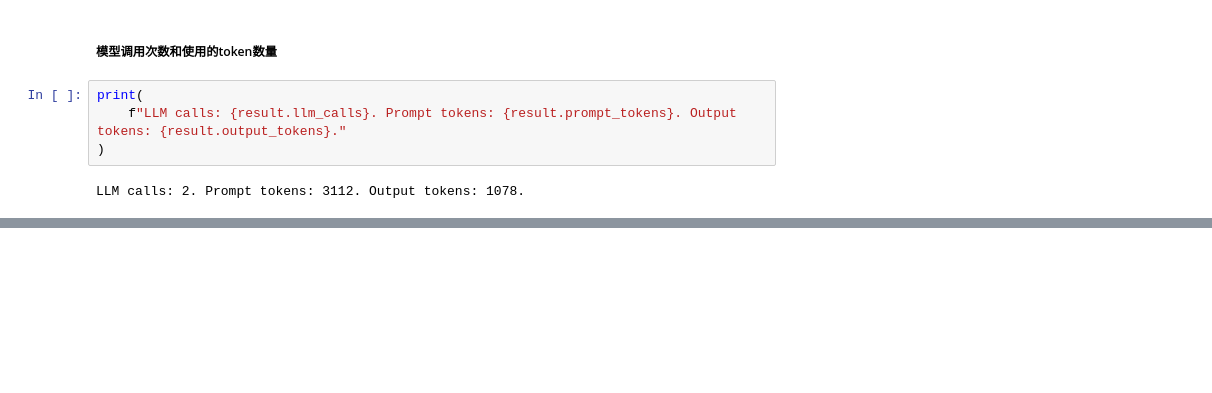
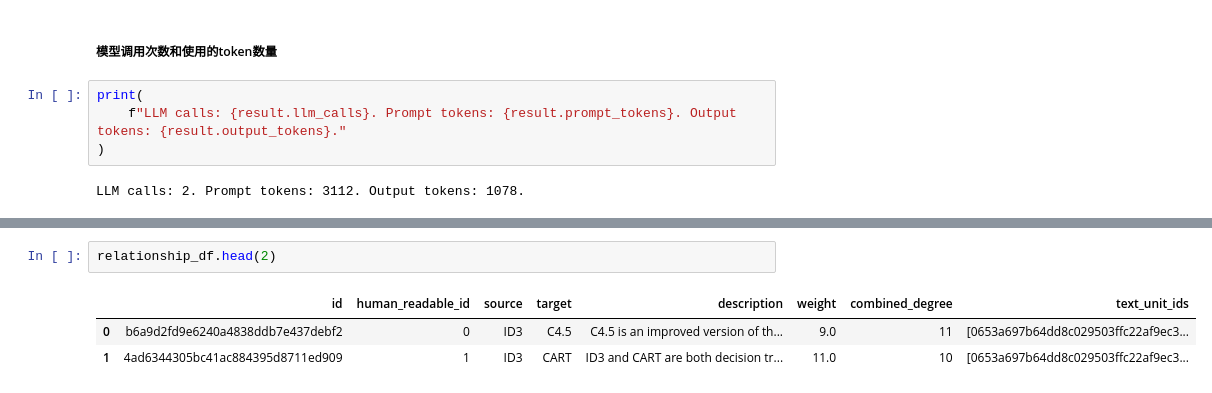
Before and after one commit to JIAWENee/ms-graphrag-deploy, a Jupyter notebook: graphrag_quick_start.ipynb, the cells around one changed output, grey strips where cells are left out. Drawn from its saved outputs; the diff is of its cells as text; blank space fills up the shorter version.

```diff
--- a/graphrag_quick_start.ipynb
+++ b/graphrag_quick_start.ipynb
@@ -1187,0 +1241,6 @@ LLM calls: 2. Prompt tokens: 3112. Output tokens: 1078.
+# %%
+relationship_df.head(2)
+# %% [output]
+|  | id | human_readable_id | source | target | description | weight | combined_degree | text_unit_ids |
+| 0 | b6a9d2fd9e6240a4838ddb7e437debf2 | 0 | ID3 | C4.5 | C4.5 is an improved version of th... | 9.0 | 11 | [0653a697b64dd8c029503ffc22af9ec3... |
+| 1 | 4ad6344305bc41ac884395d8711ed909 | 1 | ID3 | CART | ID3 and CART are both decision tr... | 11.0 | 10 | [0653a697b64dd8c029503ffc22af9ec3... |
```
Also changed, not shown: parts of 11 cells of this notebook, 2 other files.
